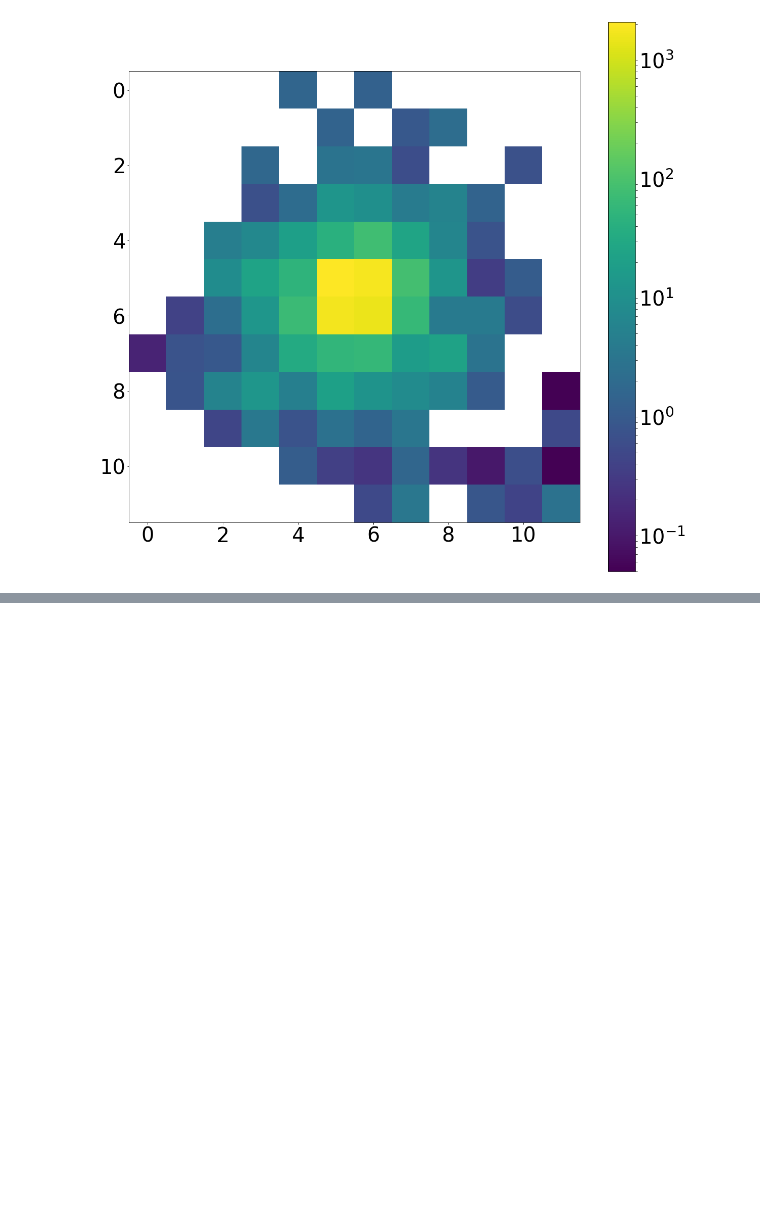
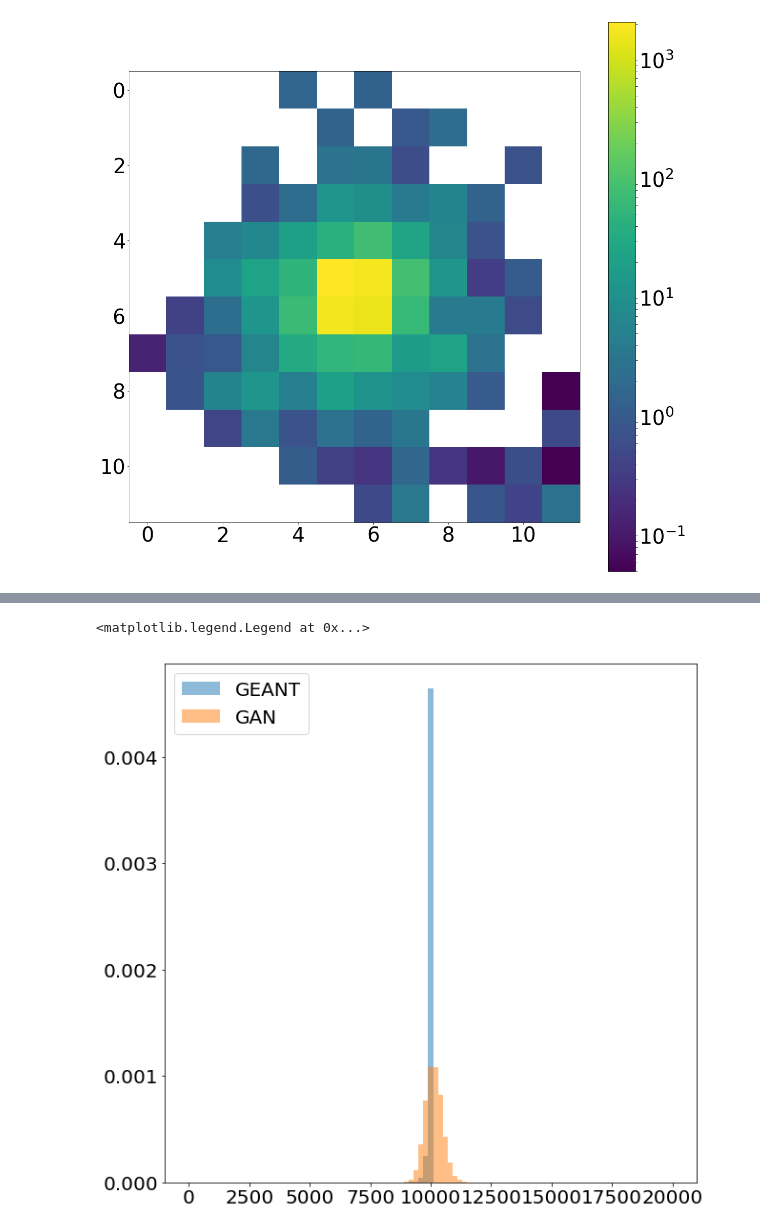
Before and after one commit to hep-lbdl/CaloGAN, a Jupyter notebook: secondlook.ipynb, the cells around one changed output, grey strips where cells are left out. Cells and saved outputs as stored; diff of their text form; code cells hidden in the pictures; blank space fills up the shorter version.

```diff
--- a/secondlook.ipynb
+++ b/secondlook.ipynb
@@ -127,0 +487,12 @@ plt.colorbar()
+# %%
+etot_orig = total_energy(d)
+etot_gen = total_energy(dgen)
+# %%
+bins = np.linspace(0, 20000, 100)
+plt.figure(figsize=(10, 10))
+_ = plt.hist(etot_orig, bins=bins, histtype='stepfilled', alpha=0.5, normed='True', label='GEANT')
+_ = plt.hist(etot_gen, bins=bins, histtype='stepfilled', alpha=0.5, normed='True', label='GAN')
+plt.legend(loc='upper left')
+# %% [output]
+<matplotlib.legend.Legend at 0x...>
+[figure, added]
```
Also changed, not shown: parts of 42 cells of this notebook, 1 other file.
